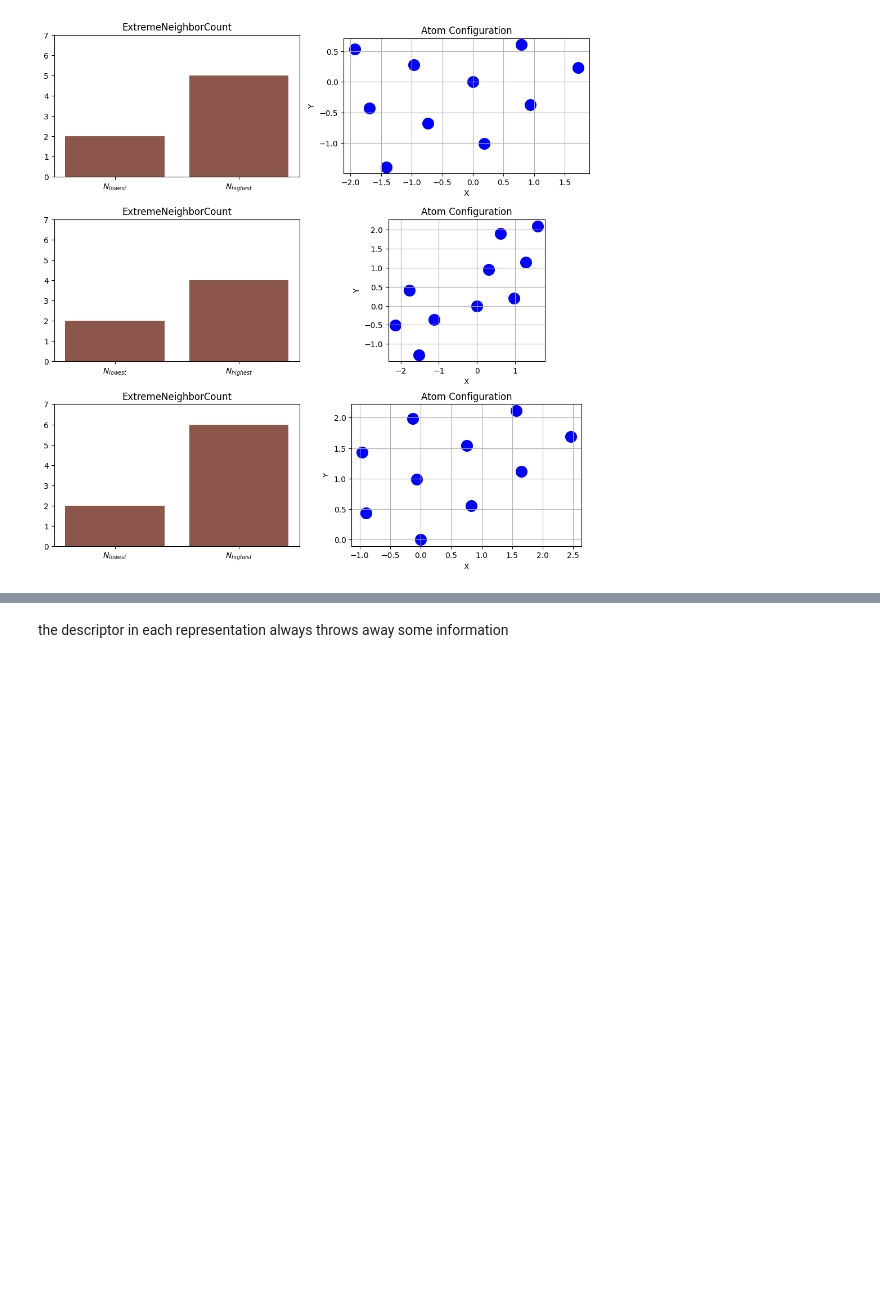
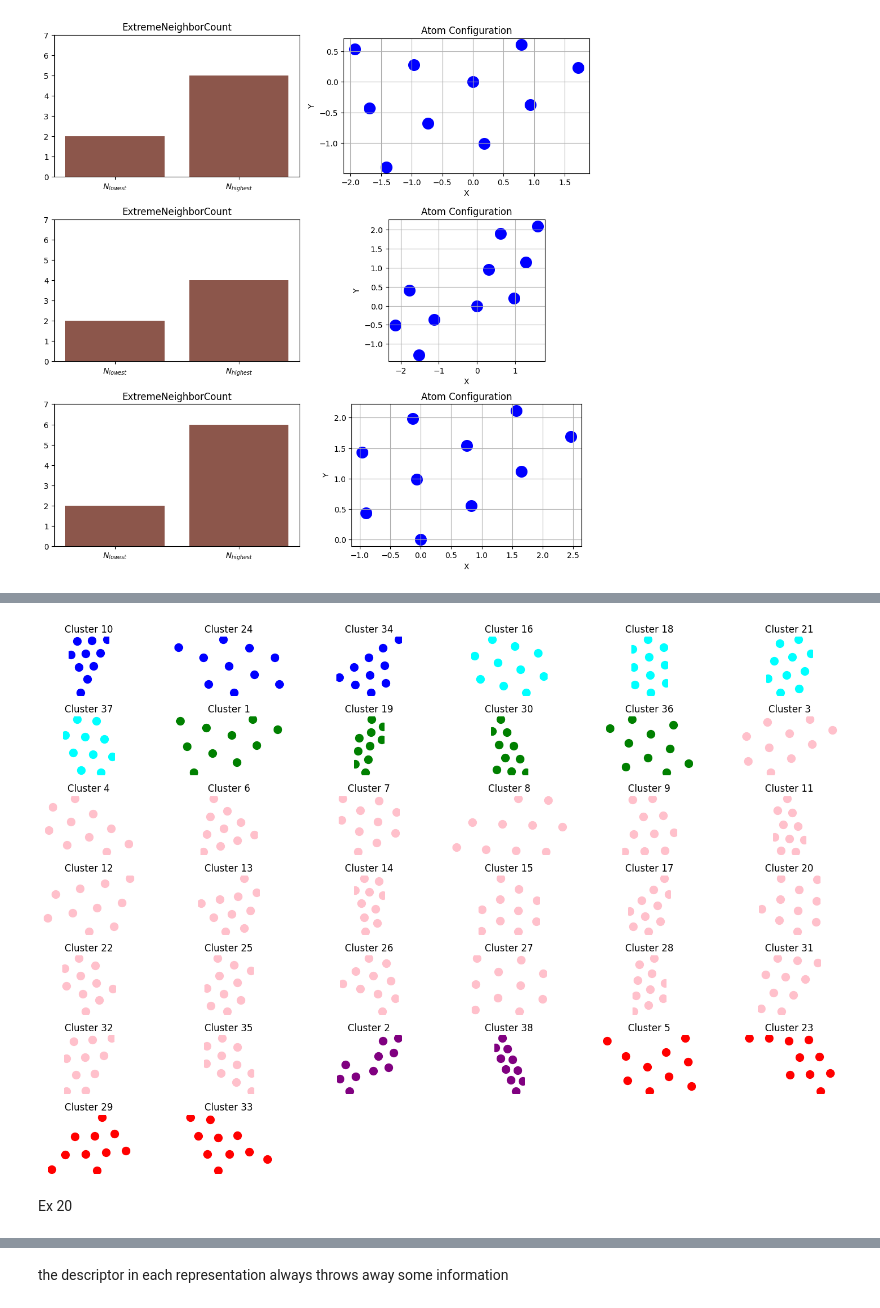
Before and after one commit to Justusperthes/Comphy, a Jupyter notebook: w4/clustering.ipynb, the cells around one changed output, grey strips where cells are left out. Cells and saved outputs as stored; diff of their text form; code cells hidden in the pictures; blank space fills up the shorter version.

```diff
--- a/w4/clustering.ipynb
+++ b/w4/clustering.ipynb
@@ -108,15 +108,25 @@ plt.show()
 Sort the atomic clusters according to the group they belong to following your division in the previous stuff.
 Inspect atomic clusters in the same group. Perhaps by plotting them.
 # %%
+""" This is done in order to have the clusters in the next bit
+    be ordered by their color code the above. """
+
+numbers = []
+for i in range(len(colors)):
+    numbers.append(i+1)
+print(numbers)
+
 # Sort pairs by the color
-sorted_pairs = sorted(zip(colors, positions), key=lambda pair: pair[0])  # Use color as the key
-sorted_colors, sorted_positions = zip(*sorted_pairs)  # Unzip the sorted pairs
+sorted_pairs = sorted(zip(colors, positions, numbers), key=lambda pair: pair[0])  # Use color as the key
+sorted_colors, sorted_positions, sorted_numbers = zip(*sorted_pairs)  # Unzip the sorted pairs
 
 # Convert back to lists if needed
 sorted_colors = list(sorted_colors)
 sorted_positions = list(sorted_positions)
+sorted_numbers = list(sorted_numbers)
 
 # Print results for verification
 print("Sorted Colors:", sorted_colors)
 print("Sorted Positions:", sorted_positions)
+print(sorted_numbers)
 # %% [output]
@@ -329 +347,29 @@ NameError: name 'clusters' is not defined
+# %%
+n_clusters = len(positions)
+
+n_cols = 6
+n_rows = (n_clusters + n_cols - 1) // n_cols
+
+fig, axes = plt.subplots(n_rows, n_cols, figsize=(15, 10))
+
+axes = axes.flatten()
+
+for i, pos in enumerate(sorted_positions):
+    ax = axes[i]
+    ax.scatter(pos[:, 0], pos[:, 1], color=sorted_colors[i], s=100, label="Atoms")
+    ax.set_title(f"Cluster {sorted_numbers[i]}")
+    ax.set_xlabel("X")
+    ax.set_ylabel("Y")
+    ax.set_aspect('equal')
+    ax.axis('off')
+
+for ax in axes[n_clusters:]:
+    fig.delaxes(ax)
+
+plt.tight_layout()
+plt.show()
+# %% [output]
+[figure, added]
+# %% [markdown]
+Ex 20
 # %% [markdown]
```
Also changed, not shown: parts of 14 cells of this notebook.
